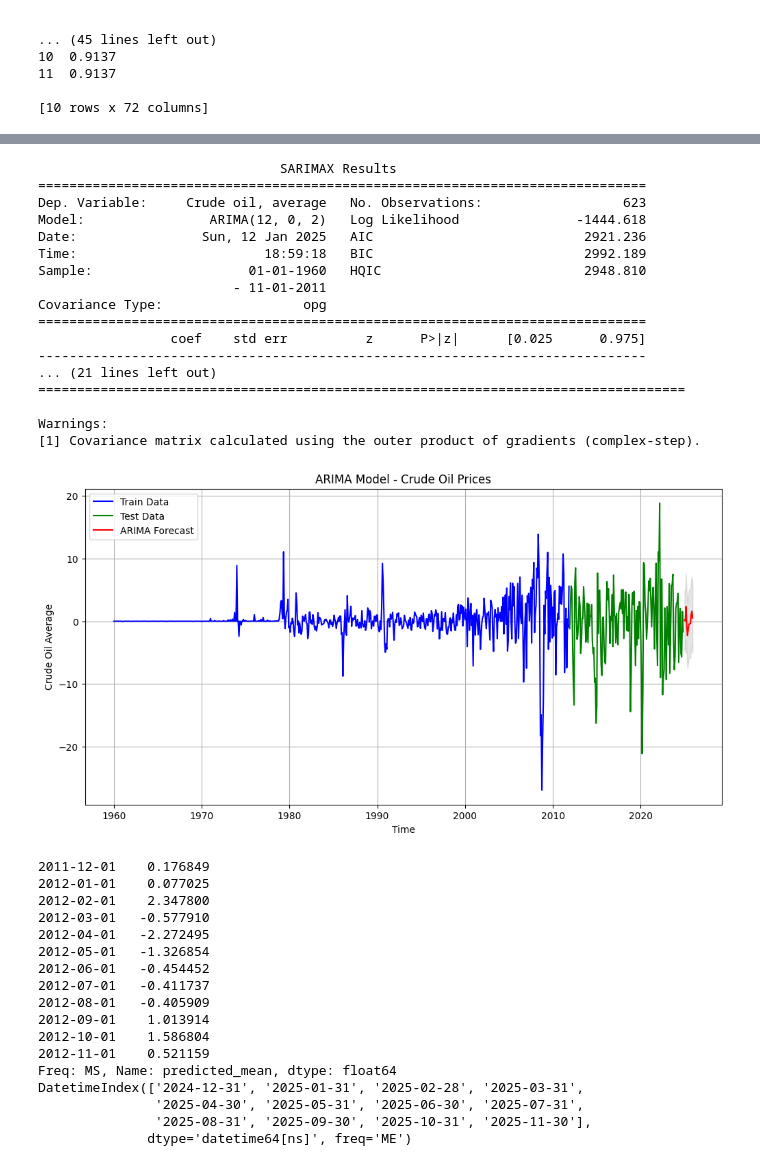
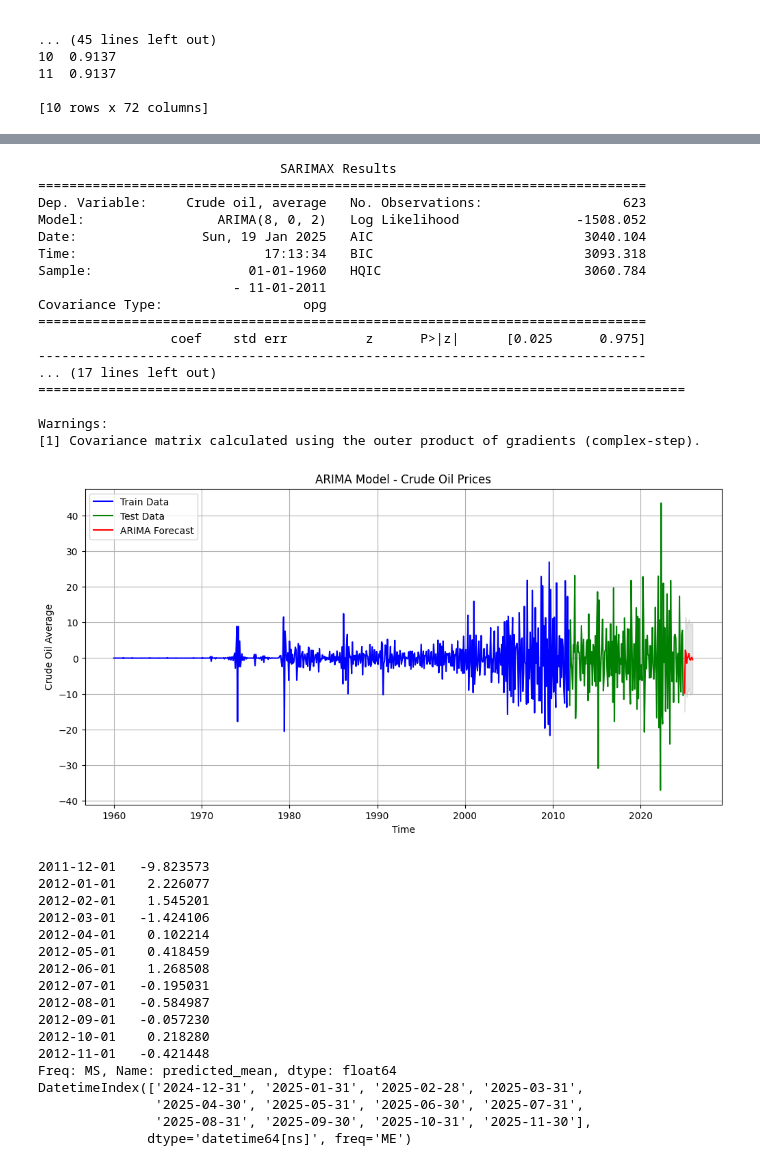
Before and after one commit to ibraAbouZahr/ARIMA-Crude-Oil-Prices, a Jupyter notebook: Percentage.ipynb, the cells around one changed output, grey strips where cells are left out. Drawn from its saved outputs; the diff is of its cells as text; code cells hidden in the pictures.

```diff
--- a/Percentage.ipynb
+++ b/Percentage.ipynb
@@ -94,5 +94,5 @@ The series is not stationary.
 # %%
-df['Crude oil, average'] = df['Crude oil, average'].diff()
+df['Crude oil, average_diff'] = df['Crude oil, average'].diff()
 
 from statsmodels.tsa.stattools import adfuller # For Augmented Dicky Fuller Test
 
@@ -194,7 +194,7 @@ import pandas as pd
 from statsmodels.tsa.arima.model import ARIMA
 
 # Train ARIMA model
-model = ARIMA(train, order=(12, 0, 2))
+model = ARIMA(train, order=(8, 0, 2))
 model_fit = model.fit()
 
 # Print summary
@@ -215,51 +215,51 @@ forecast_index = pd.date_range(start=last_date, periods=forecast_steps + 1, freq
 
 # Plot
 plt.figure(figsize=(12, 6))
 plt.plot(train, label='Train Data', color='blue')
 plt.plot(test.index, test, label='Test Data', color='green')
 plt.plot(forecast_index, forecast_mean, label='ARIMA Forecast', color='red')
 plt.fill_between(forecast_index, forecast_ci.iloc[:, 0], forecast_ci.iloc[:, 1], color='gray', alpha=0.2)  # Confidence interval
 plt.legend(loc='upper left')
 plt.title('ARIMA Model - Crude Oil Prices')
 plt.xlabel('Time')
 plt.ylabel('Crude Oil Average')
 plt.grid()
 plt.show()
 
 # Print forecasted values and index
 print(forecast_mean)
 print(forecast_index)
 # %% [output]
                                SARIMAX Results
 ==============================================================================
 Dep. Variable:     Crude oil, average   No. Observations:                  623
-Model:                ARIMA(12, 0, 2)   Log Likelihood               -1444.618
-Date:                Sun, 12 Jan 2025   AIC                           2921.236
-Time:                        18:59:18   BIC                           2992.189
-Sample:                    01-01-1960   HQIC                          2948.810
+Model:                 ARIMA(8, 0, 2)   Log Likelihood               -1508.052
+Date:                Sun, 19 Jan 2025   AIC                           3040.104
+Time:                        17:13:34   BIC                           3093.318
+Sample:                    01-01-1960   HQIC                          3060.784
                          - 11-01-2011
 Covariance Type:                  opg
 ==============================================================================
                  coef    std err          z      P>|z|      [0.025      0.975]
 ------------------------------------------------------------------------------
-... (21 lines left out)
+... (17 lines left out)
 ===================================================================================
 
 Warnings:
 [1] Covariance matrix calculated using the outer product of gradients (complex-step).
-[figure, old version]
+[figure, new version]
-2011-12-01    0.176849
-2012-01-01    0.077025
-2012-02-01    2.347800
-2012-03-01   -0.577910
-2012-04-01   -2.272495
-2012-05-01   -1.326854
-2012-06-01   -0.454452
-2012-07-01   -0.411737
-2012-08-01   -0.405909
-2012-09-01    1.013914
-2012-10-01    1.586804
-2012-11-01    0.521159
+2011-12-01   -9.823573
+2012-01-01    2.226077
+2012-02-01    1.545201
+2012-03-01   -1.424106
+2012-04-01    0.102214
+2012-05-01    0.418459
+2012-06-01    1.268508
+2012-07-01   -0.195031
+2012-08-01   -0.584987
+2012-09-01   -0.057230
+2012-10-01    0.218280
+2012-11-01   -0.421448
 Freq: MS, Name: predicted_mean, dtype: float64
 DatetimeIndex(['2024-12-31', '2025-01-31', '2025-02-28', '2025-03-31',
                '2025-04-30', '2025-05-31', '2025-06-30', '2025-07-31',
```
Also changed, not shown: parts of 8 cells of this notebook, 14 other files.
